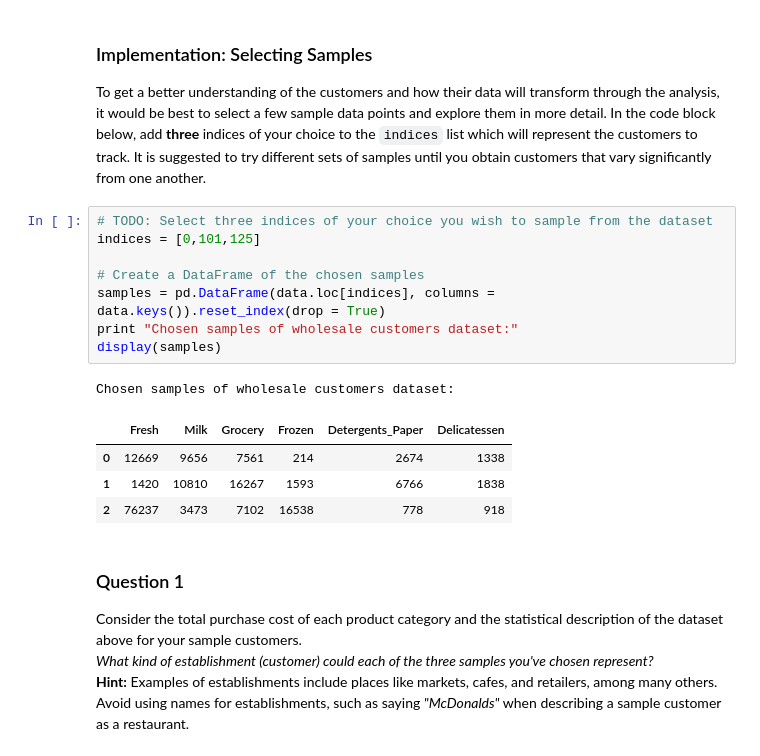
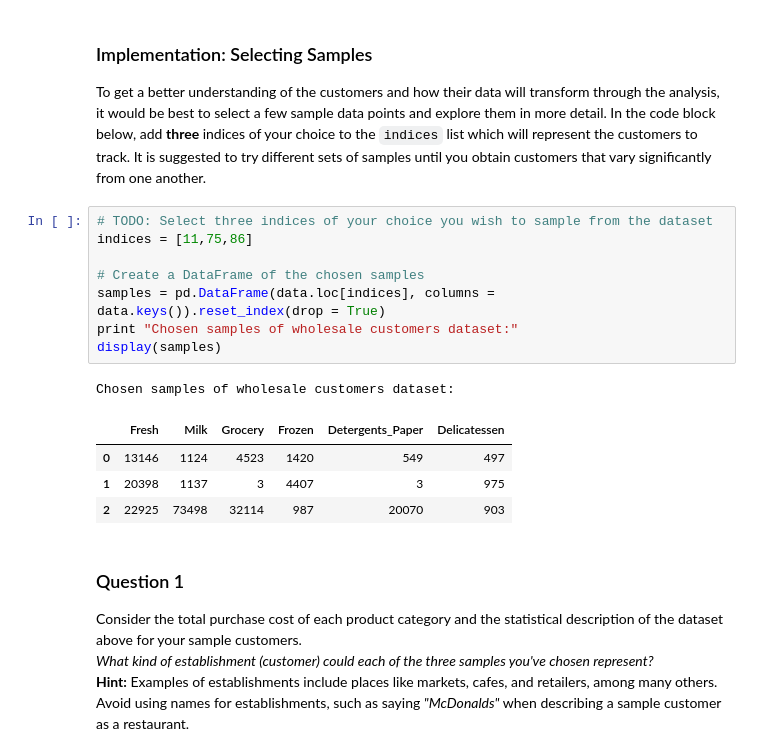
Before and after one commit to psalaberria002/machine-learning, a Jupyter notebook: projects/customer_segments/customer_segments.ipynb, the cells around one changed output. Drawn from its saved outputs; the diff is of its cells as text.

```diff
--- a/projects/customer_segments/customer_segments.ipynb
+++ b/projects/customer_segments/customer_segments.ipynb
@@ -60,18 +68,18 @@ display(data.describe())
 To get a better understanding of the customers and how their data will transform through the analysis, it would be best to select a few sample data points and explore them in more detail. In the code block below, add **three** indices of your choice to the `indices` list which will represent the customers to track. It is suggested to try different sets of samples until you obtain customers that vary significantly from one another.
 # %%
 # TODO: Select three indices of your choice you wish to sample from the dataset
-indices = [0,101,125]
+indices = [11,75,86]
 
 # Create a DataFrame of the chosen samples
 samples = pd.DataFrame(data.loc[indices], columns = data.keys()).reset_index(drop = True)
 print "Chosen samples of wholesale customers dataset:"
 display(samples)
 # %% [output]
 Chosen samples of wholesale customers dataset:
 |  | Fresh | Milk | Grocery | Frozen | Detergents_Paper | Delicatessen |
-| 0 | 12669 | 9656 | 7561 | 214 | 2674 | 1338 |
-| 1 | 1420 | 10810 | 16267 | 1593 | 6766 | 1838 |
-| 2 | 76237 | 3473 | 7102 | 16538 | 778 | 918 |
+| 0 | 13146 | 1124 | 4523 | 1420 | 549 | 497 |
+| 1 | 20398 | 1137 | 3 | 4407 | 3 | 975 |
+| 2 | 22925 | 73498 | 32114 | 987 | 20070 | 903 |
 # %% [markdown]
 ### Question 1
 Consider the total purchase cost of each product category and the statistical description of the dataset above for your sample customers.
```
Also changed, not shown: parts of 14 cells of this notebook.
